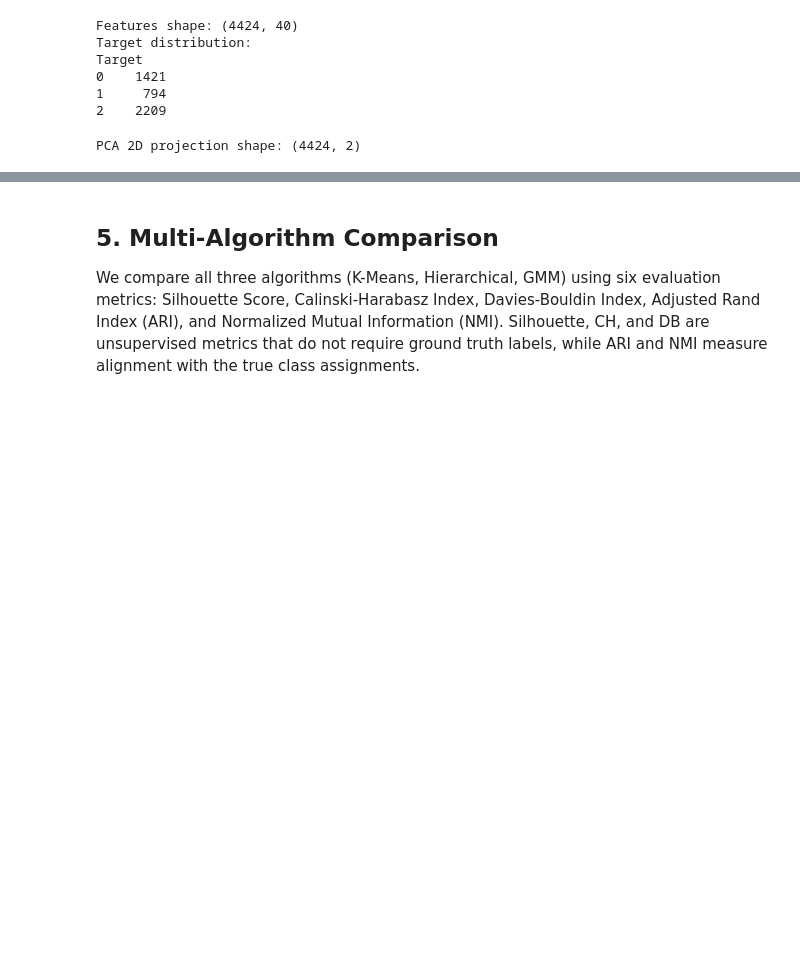
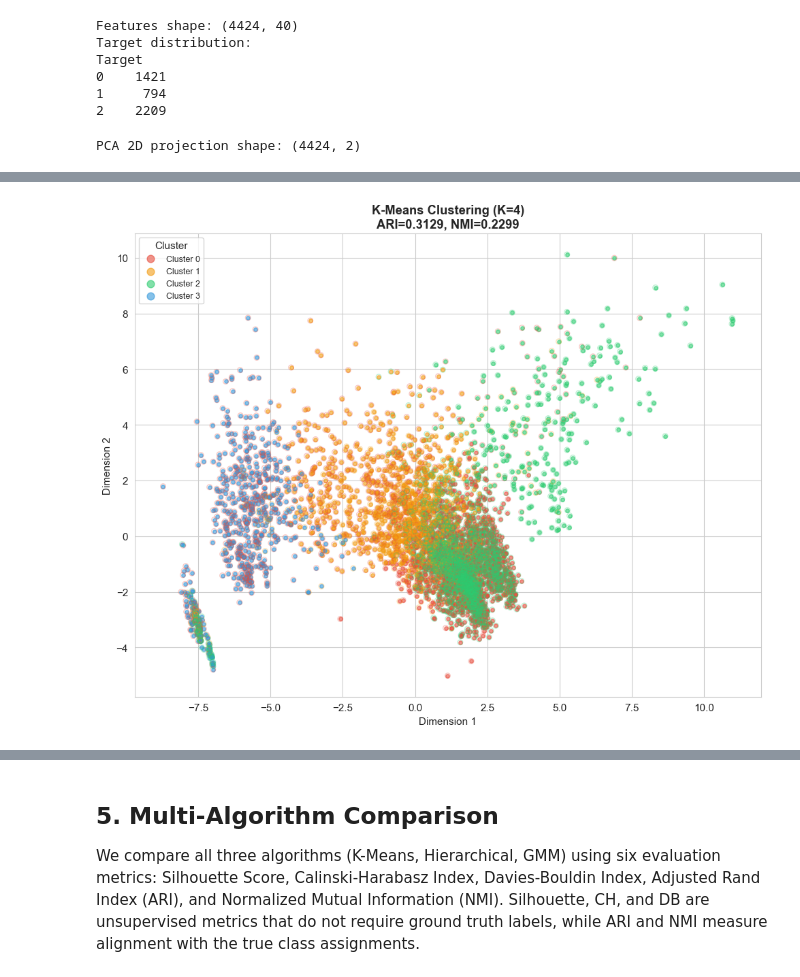
Before and after one commit to pheonix2006/dsaa2011_machine_learning, a Jupyter notebook: notebooks/03_clustering_analysis.ipynb, the cells around one changed output, grey strips where cells are left out. Cells and saved outputs as stored; diff of their text form; code cells hidden in the pictures; blank space fills up the shorter version.

```diff
--- a/notebooks/03_clustering_analysis.ipynb
+++ b/notebooks/03_clustering_analysis.ipynb
@@ -316,0 +97,17 @@ Dominant Class per Cluster:
+# %%
+# K-Means K-Value Exploration
+from sklearn.cluster import KMeans
+
+print("K-Means K-Value Exploration:")
+print(f"{'K':>3} | {'ARI':>8} | {'NMI':>8} | {'Silhouette':>10} | {'CH Index':>10} | {'DB Index':>10}")
+print("-" * 65)
+
+kmeans_results = {}
+for k in [3, 4, 5, 6]:
+    km = KMeans(n_clusters=k, random_state=42, n_init=10)
+    labels = km.fit_predict(X.values)
+    metrics = evaluate_clustering(X.values, labels, y.values)
+    kmeans_results[k] = {"labels": labels, "metrics": metrics}
+    print(f"{k:>3} | {metrics.get('adjusted_rand_index', 0):>8.4f} | {metrics.get('normalized_mutual_info', 0):>8.4f} | {metrics.get('silhouette', 0):>10.4f} | {metrics.get('calinski_harabasz', 0):>10.2f} | {metrics.get('davies_bouldin', 0):>10.4f}")
+
+print("\nKey Finding: K=4 achieves the best ARI (0.3129), nearly doubling K=3's score (0.1708), suggesting that the target-encoded features benefit from finer cluster granularity.")
@@ -316,0 +128,46 @@ Dominant Class per Cluster:
+# %%
+# K-Means K=4 Detailed Analysis
+# Use the K=4 results from the exploration
+best_k = 4
+kmeans4_labels = kmeans_results[best_k]["labels"]
+kmeans4_metrics = kmeans_results[best_k]["metrics"]
+
+# Update optimal_k for later comparison section
+optimal_k = best_k
+
+print(f"K-Means (K={best_k}) Metrics:")
+for name, value in kmeans4_metrics.items():
+    print(f"  {name}: {value:.4f}" if isinstance(value, float) else f"  {name}: {value}")
+
+# K-Means K=4 cluster size distribution
+kmeans4_cluster_sizes = pd.Series(kmeans4_labels).value_counts().sort_index()
+kmeans4_size_df = pd.DataFrame({
+    "Cluster": kmeans4_cluster_sizes.index,
+    "Count": kmeans4_cluster_sizes.values,
+    "Percentage": (kmeans4_cluster_sizes.values / len(kmeans4_labels) * 100).round(1)
+})
+print("\nK-Means K=4 Cluster Size Distribution:")
+print(kmeans4_size_df.to_string(index=False))
+
+# K-Means K=4 cross-tabulation
+class_names = {0: "Dropout", 1: "Enrolled", 2: "Graduate"}
+kmeans4_crosstab = compare_clusters_to_classes(kmeans4_labels, y.values)
+print("\nK-Means K=4 Clusters vs True Classes:")
+print(kmeans4_crosstab.to_string())
+
+print("\nDominant Class per Cluster:")
+for cluster in kmeans4_crosstab.index:
+    row = kmeans4_crosstab.loc[cluster]
+    dominant_class = row.idxmax()
+    dominant_pct = row.max() / row.sum() * 100
+    print(f"  Cluster {cluster}: {class_names[dominant_class]} ({dominant_pct:.1f}%)")
+
+# K-Means K=4 scatter plot on PCA
+save_path = os.path.join(project_root, "data", "plots", "03_kmeans_k4_clusters_pca.png")
+ax = plot_cluster_scatter(
+    X_2d, kmeans4_labels,
+    title=f"K-Means Clustering (K={best_k})\nARI={kmeans4_metrics['adjusted_rand_index']:.4f}, NMI={kmeans4_metrics['normalized_mutual_info']:.4f}",
+    y_true=y.values, save_path=save_path
+)
+plt.show()
+# %% [output]
@@ -316,0 +191 @@ Dominant Class per Cluster:
+[figure, added]
```
Also changed, not shown: parts of 22 cells of this notebook.
